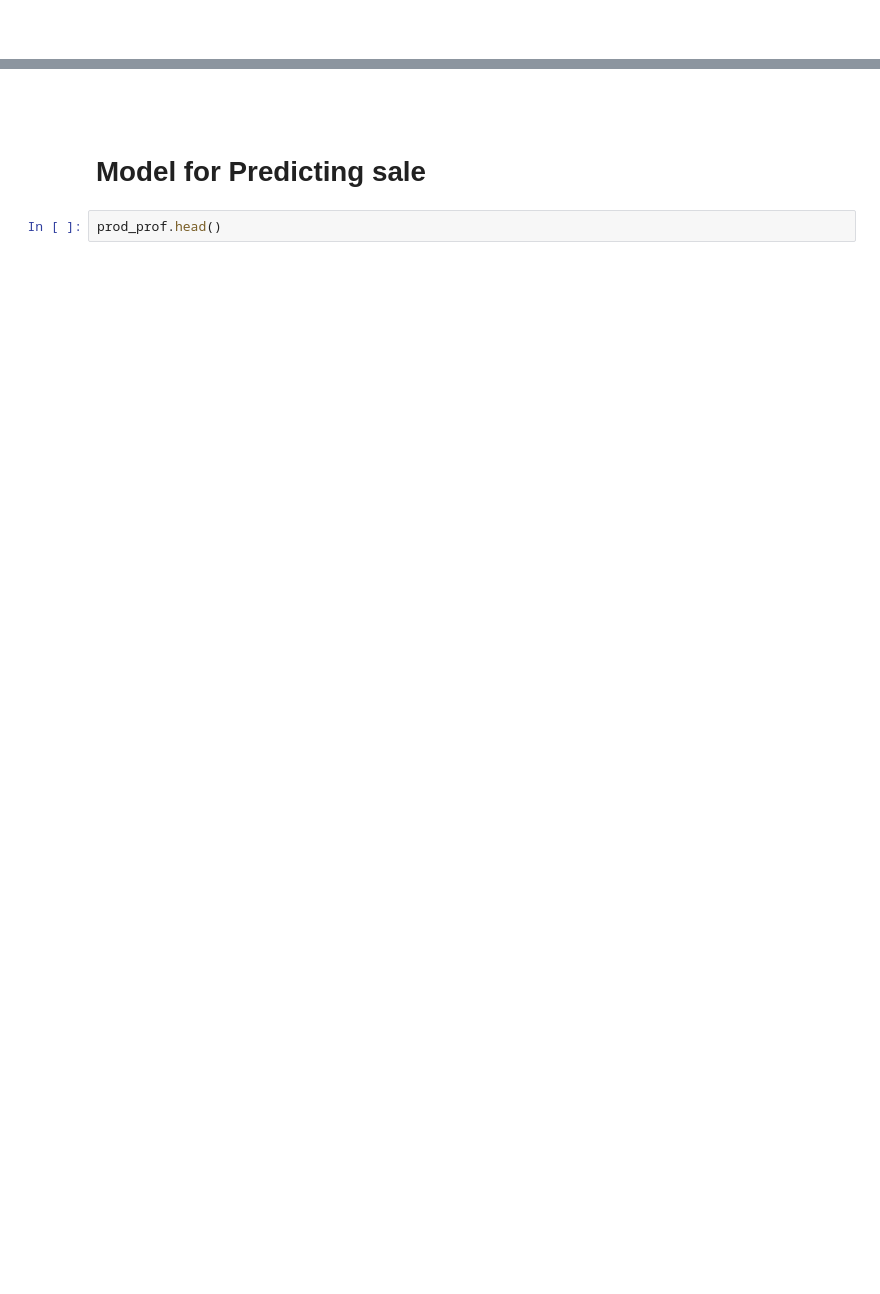
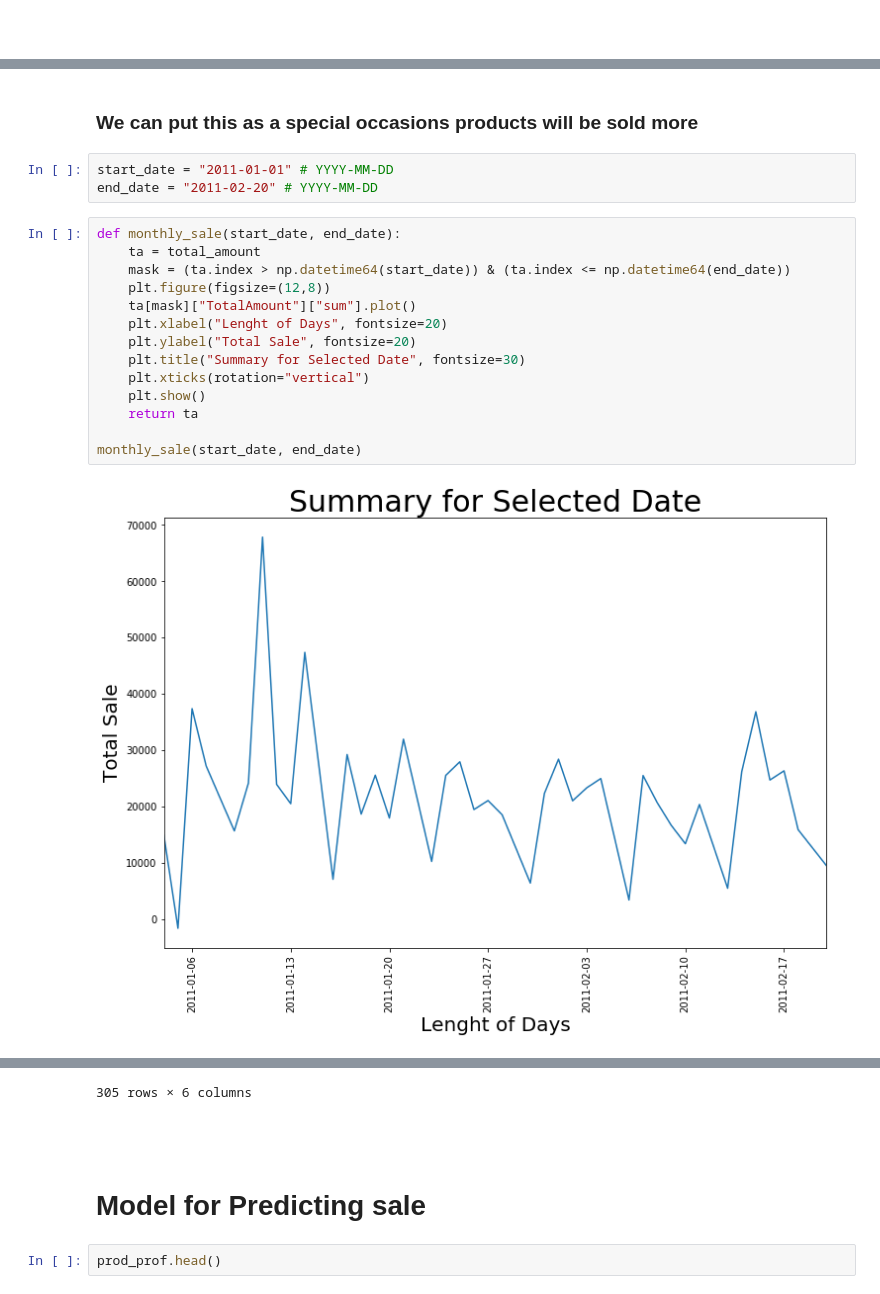
Before and after one commit to JAsanka/BUSINESS-INTELLIGENCE-SYSTEM, a Jupyter notebook: Untitled1.ipynb, the cells around one changed output, grey strips where cells are left out. Saved outputs shown, nothing was run; the diff lists cells and outputs as text; blank space fills up the shorter version.

```diff
--- a/Untitled1.ipynb
+++ b/Untitled1.ipynb
@@ -158,0 +125,21 @@ prod_prof.head()
+# %% [markdown]
+### We can put this as a  special occasions  products will be sold more
+# %%
+start_date = "2011-01-01" # YYYY-MM-DD
+end_date = "2011-02-20" # YYYY-MM-DD
+# %%
+def monthly_sale(start_date, end_date):
+    ta = total_amount
+    mask = (ta.index > np.datetime64(start_date)) & (ta.index <= np.datetime64(end_date))
+    plt.figure(figsize=(12,8))
+    ta[mask]["TotalAmount"]["sum"].plot()
+    plt.xlabel("Lenght of Days", fontsize=20)
+    plt.ylabel("Total Sale", fontsize=20)
+    plt.title("Summary for Selected Date", fontsize=30)
+    plt.xticks(rotation="vertical")
+    plt.show()
+    return ta
+
+monthly_sale(start_date, end_date)
+# %% [output]
+[figure, added]
@@ -159,3 +165,4 @@ prod_prof.head()
+305 rows × 6 columns
 # %% [markdown]
 #
 # %% [markdown]
```
Also changed, not shown: parts of 9 cells of this notebook.
